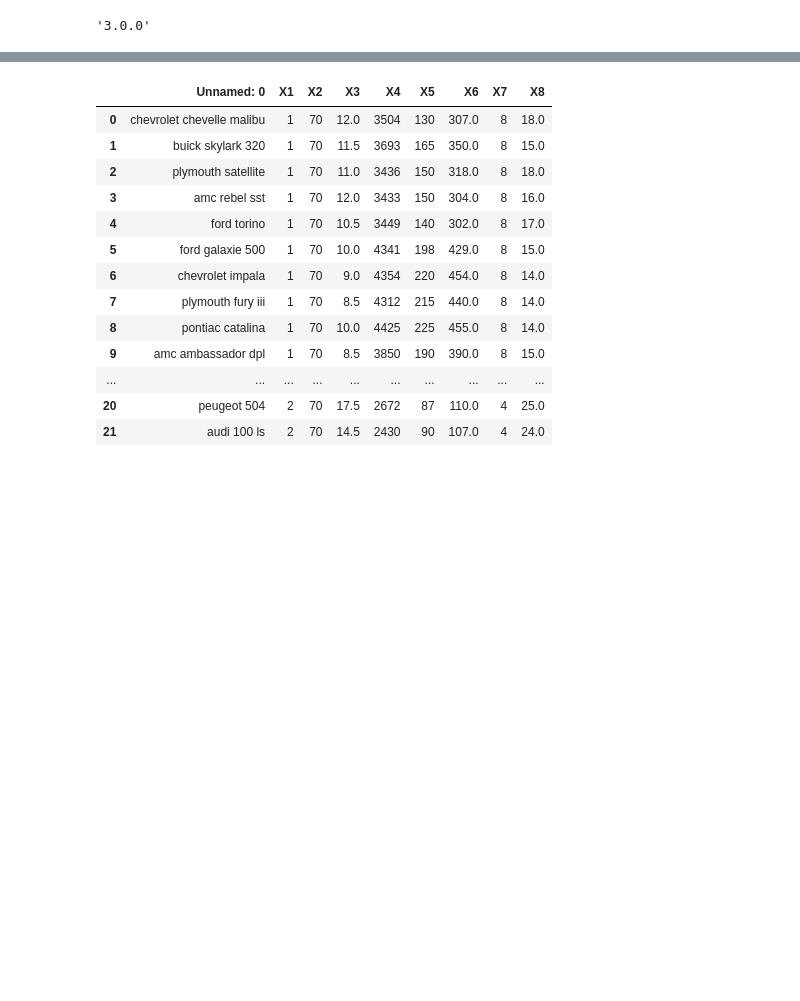
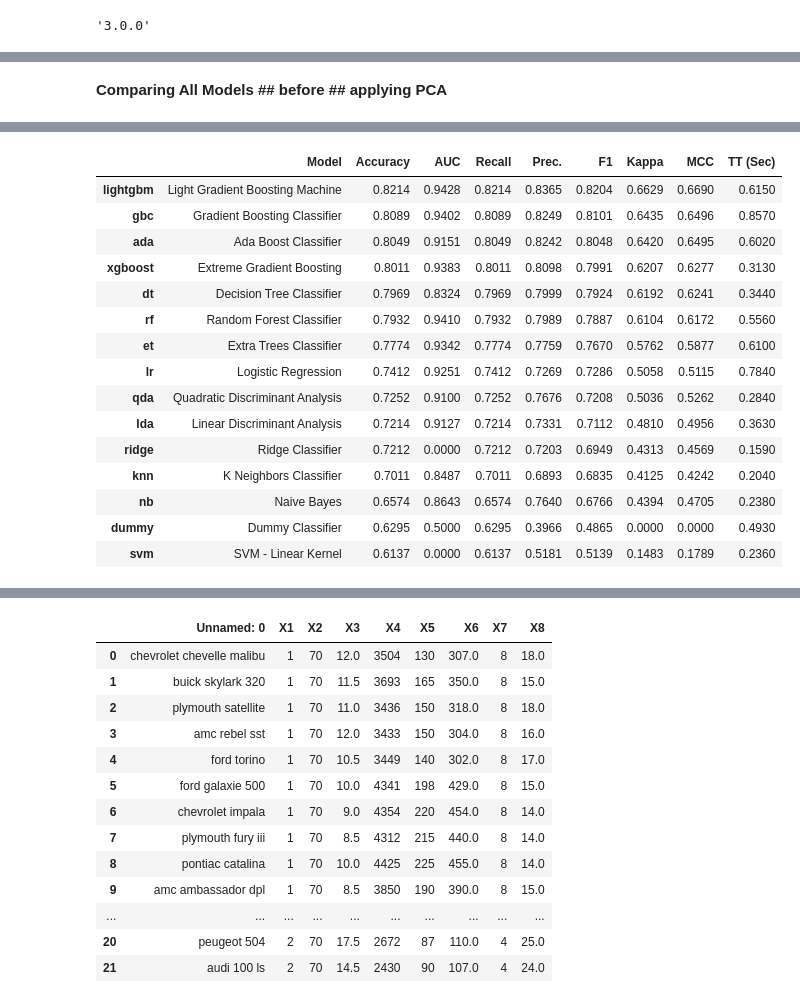
Before and after one commit to mrymold/Final-Project, a Jupyter notebook: INSE_6220_project_Final.ipynb, the cells around one changed output, grey strips where cells are left out. Drawn from its saved outputs; the diff is of its cells as text; code cells hidden in the pictures; blank space fills up the shorter version.

```diff
--- a/INSE_6220_project_Final.ipynb
+++ b/INSE_6220_project_Final.ipynb
@@ -313,0 +350,7 @@ version()
+# %% [markdown]
+**Comparing All Models ## before ## applying PCA**
+# %%
+#show the best model and their statistics
+#comparison among classification models before applying PCA
+best_model = compare_models()
+# %% [output]
@@ -313,0 +358,16 @@ version()
+|  | Model | Accuracy | AUC | Recall | Prec. | F1 | Kappa | MCC | TT (Sec) |
+| lightgbm | Light Gradient Boosting Machine | 0.8214 | 0.9428 | 0.8214 | 0.8365 | 0.8204 | 0.6629 | 0.6690 | 0.6150 |
+| gbc | Gradient Boosting Classifier | 0.8089 | 0.9402 | 0.8089 | 0.8249 | 0.8101 | 0.6435 | 0.6496 | 0.8570 |
+| ada | Ada Boost Classifier | 0.8049 | 0.9151 | 0.8049 | 0.8242 | 0.8048 | 0.6420 | 0.6495 | 0.6020 |
+| xgboost | Extreme Gradient Boosting | 0.8011 | 0.9383 | 0.8011 | 0.8098 | 0.7991 | 0.6207 | 0.6277 | 0.3130 |
+| dt | Decision Tree Classifier | 0.7969 | 0.8324 | 0.7969 | 0.7999 | 0.7924 | 0.6192 | 0.6241 | 0.3440 |
+| rf | Random Forest Classifier | 0.7932 | 0.9410 | 0.7932 | 0.7989 | 0.7887 | 0.6104 | 0.6172 | 0.5560 |
+| et | Extra Trees Classifier | 0.7774 | 0.9342 | 0.7774 | 0.7759 | 0.7670 | 0.5762 | 0.5877 | 0.6100 |
+| lr | Logistic Regression | 0.7412 | 0.9251 | 0.7412 | 0.7269 | 0.7286 | 0.5058 | 0.5115 | 0.7840 |
+| qda | Quadratic Discriminant Analysis | 0.7252 | 0.9100 | 0.7252 | 0.7676 | 0.7208 | 0.5036 | 0.5262 | 0.2840 |
+| lda | Linear Discriminant Analysis | 0.7214 | 0.9127 | 0.7214 | 0.7331 | 0.7112 | 0.4810 | 0.4956 | 0.3630 |
+| ridge | Ridge Classifier | 0.7212 | 0.0000 | 0.7212 | 0.7203 | 0.6949 | 0.4313 | 0.4569 | 0.1590 |
+| knn | K Neighbors Classifier | 0.7011 | 0.8487 | 0.7011 | 0.6893 | 0.6835 | 0.4125 | 0.4242 | 0.2040 |
+| nb | Naive Bayes | 0.6574 | 0.8643 | 0.6574 | 0.7640 | 0.6766 | 0.4394 | 0.4705 | 0.2380 |
+| dummy | Dummy Classifier | 0.6295 | 0.5000 | 0.6295 | 0.3966 | 0.4865 | 0.0000 | 0.0000 | 0.4930 |
+| svm | SVM - Linear Kernel | 0.6137 | 0.0000 | 0.6137 | 0.5181 | 0.5139 | 0.1483 | 0.1789 | 0.2360 |
```
Also changed, not shown: parts of 6 cells of this notebook.
